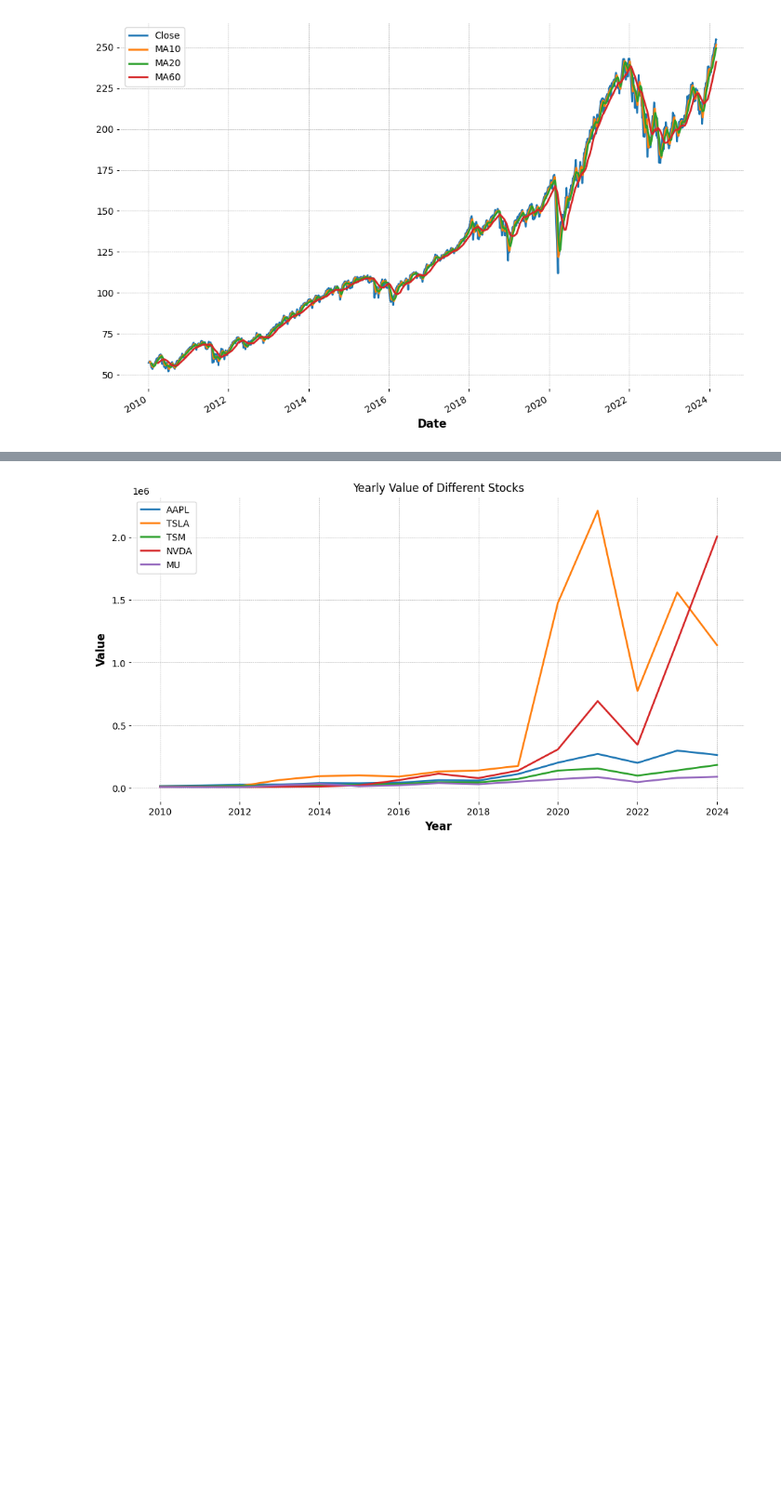
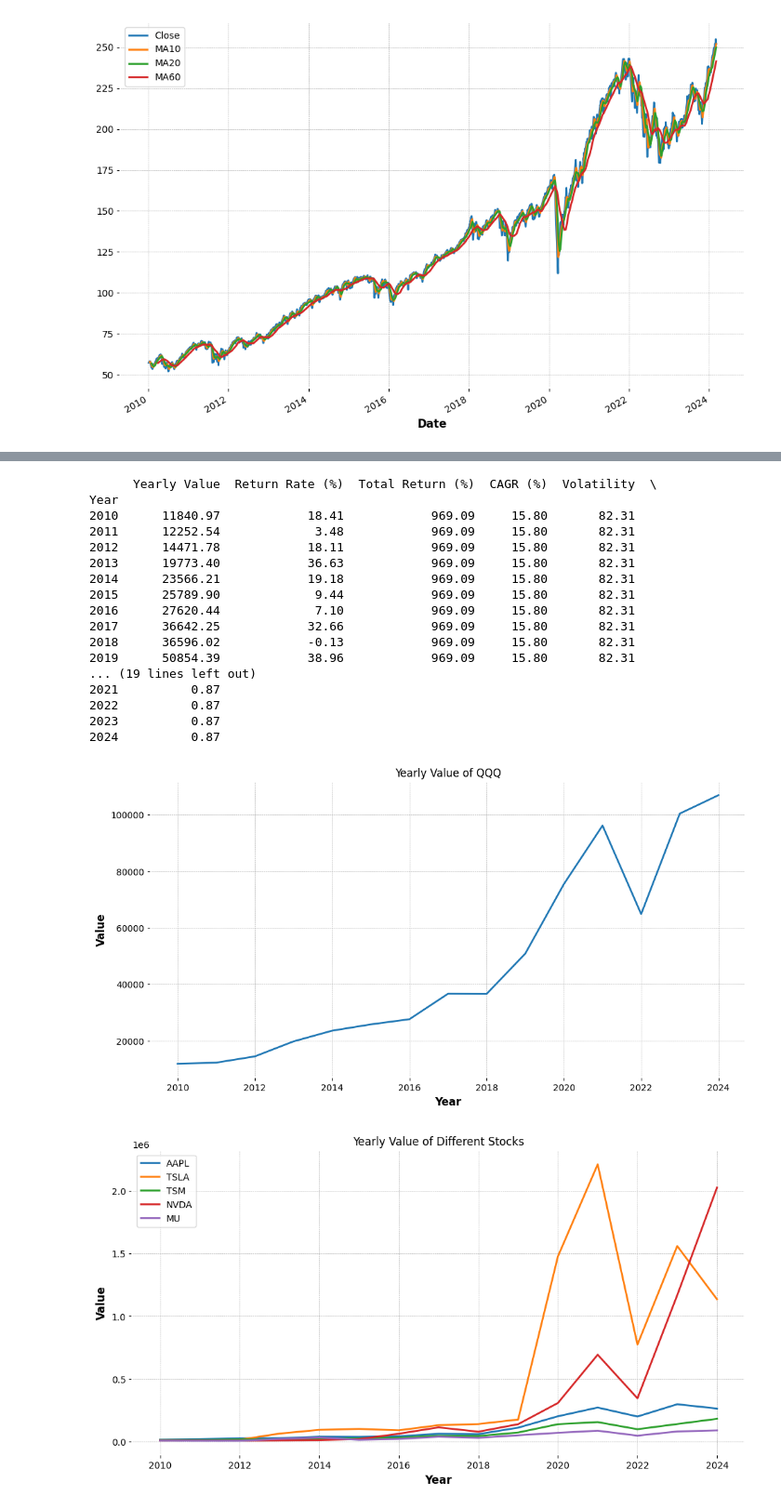
Before and after one commit to jerry860911/stock_backtest, a Jupyter notebook: us.ipynb, the cells around one changed output, grey strips where cells are left out. Shown at 93% size. Saved outputs shown, nothing was run; the diff lists cells and outputs as text; code cells hidden in the pictures; blank space fills up the shorter version.

```diff
--- a/us.ipynb
+++ b/us.ipynb
@@ -575,4 +600,26 @@ Year
 [figure]
+# %%
+print(QQQ)
+plot_data(QQQ, 'QQQ')
+# %% [output]
+      Yearly Value  Return Rate (%)  Total Return (%)  CAGR (%)  Volatility  \
+Year
+2010      11840.97            18.41            969.09     15.80       82.31
+2011      12252.54             3.48            969.09     15.80       82.31
+2012      14471.78            18.11            969.09     15.80       82.31
+2013      19773.40            36.63            969.09     15.80       82.31
+2014      23566.21            19.18            969.09     15.80       82.31
+2015      25789.90             9.44            969.09     15.80       82.31
+2016      27620.44             7.10            969.09     15.80       82.31
+2017      36642.25            32.66            969.09     15.80       82.31
+2018      36596.02            -0.13            969.09     15.80       82.31
+2019      50854.39            38.96            969.09     15.80       82.31
+... (19 lines left out)
+2021          0.87
+2022          0.87
+2023          0.87
+2024          0.87
+[figure, added]
 # %%
 import matplotlib.pyplot as plt
 
```
Also changed, not shown: parts of 31 cells of this notebook, 11 other files.
